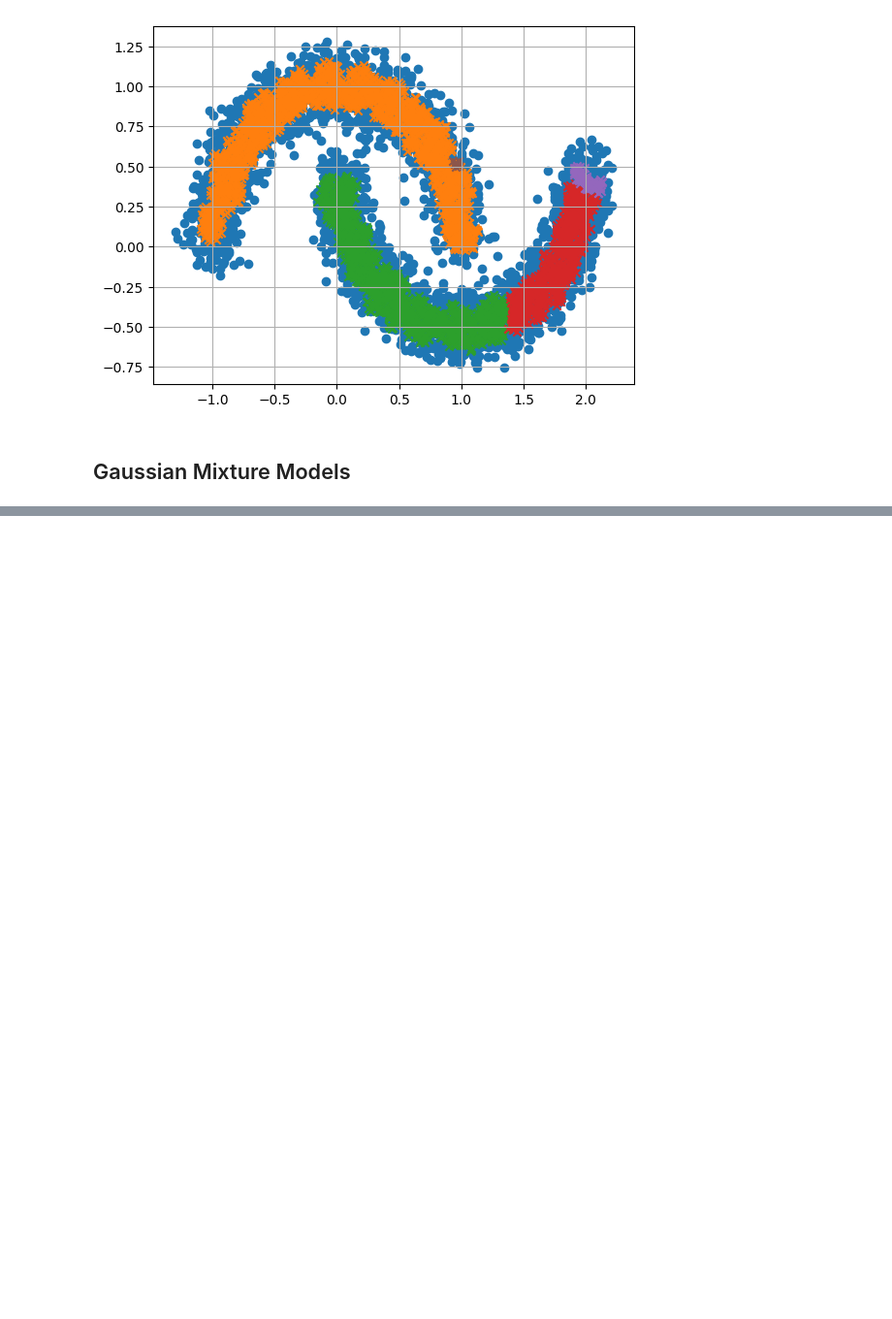
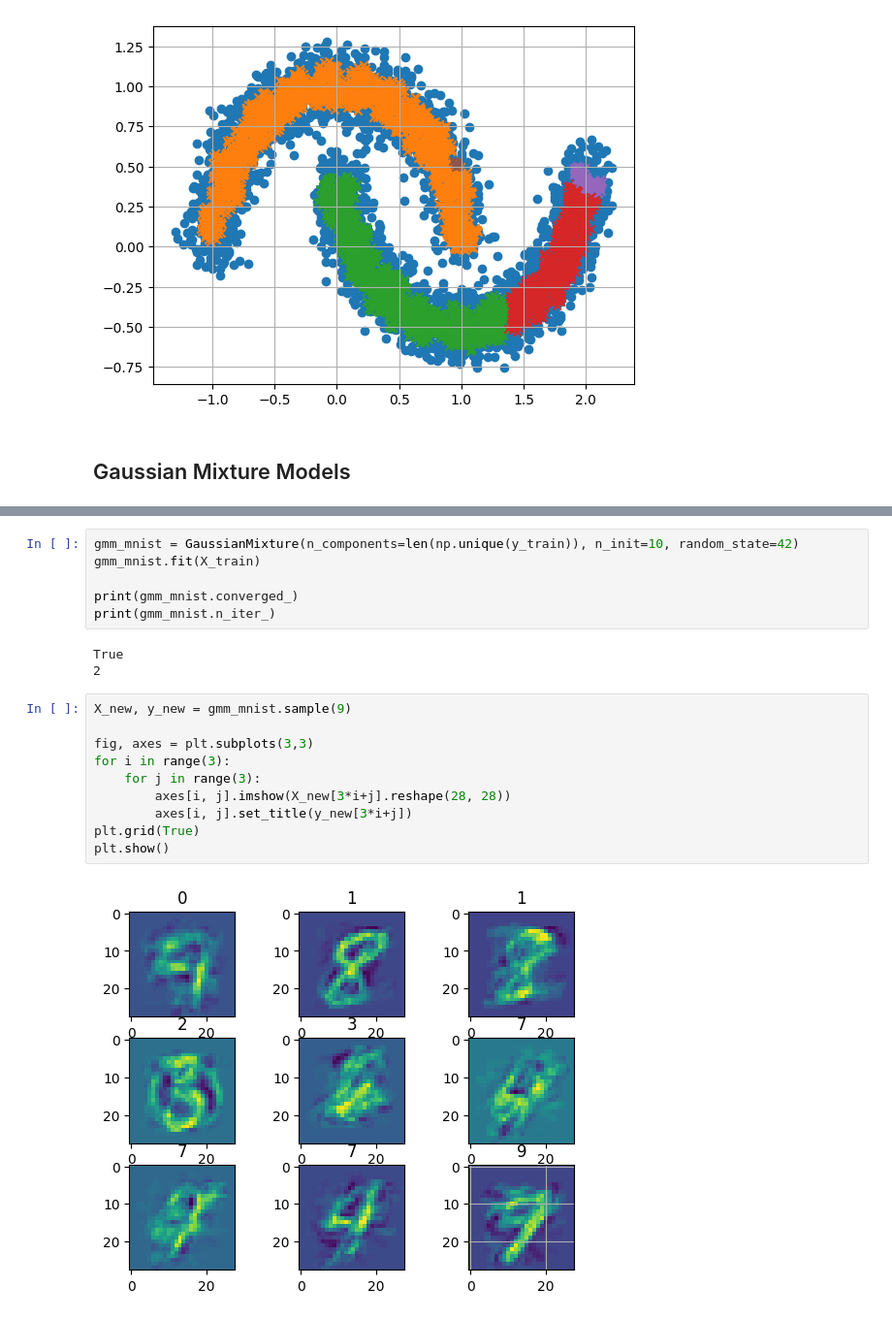
Before and after one commit to Edd17369/machine-learning, a Jupyter notebook: geron_Clustering.ipynb, the cells around one changed output, grey strips where cells are left out. Shown at 97% size. Drawn from its saved outputs; the diff is of its cells as text; blank space fills up the shorter version.

```diff
--- a/geron_Clustering.ipynb
+++ b/geron_Clustering.ipynb
@@ -242,0 +267,21 @@ print(X_new, y_new)
+# %%
+gmm_mnist = GaussianMixture(n_components=len(np.unique(y_train)), n_init=10, random_state=42)
+gmm_mnist.fit(X_train)
+
+print(gmm_mnist.converged_)
+print(gmm_mnist.n_iter_)
+# %% [output]
+True
+2
+# %%
+X_new, y_new = gmm_mnist.sample(9)
+
+fig, axes = plt.subplots(3,3)
+for i in range(3):
+    for j in range(3):
+        axes[i, j].imshow(X_new[3*i+j].reshape(28, 28))
+        axes[i, j].set_title(y_new[3*i+j])
+plt.grid(True)
+plt.show()
+# %% [output]
+[figure, added]
```
Also changed, not shown: parts of 19 cells of this notebook, 1 other file.
